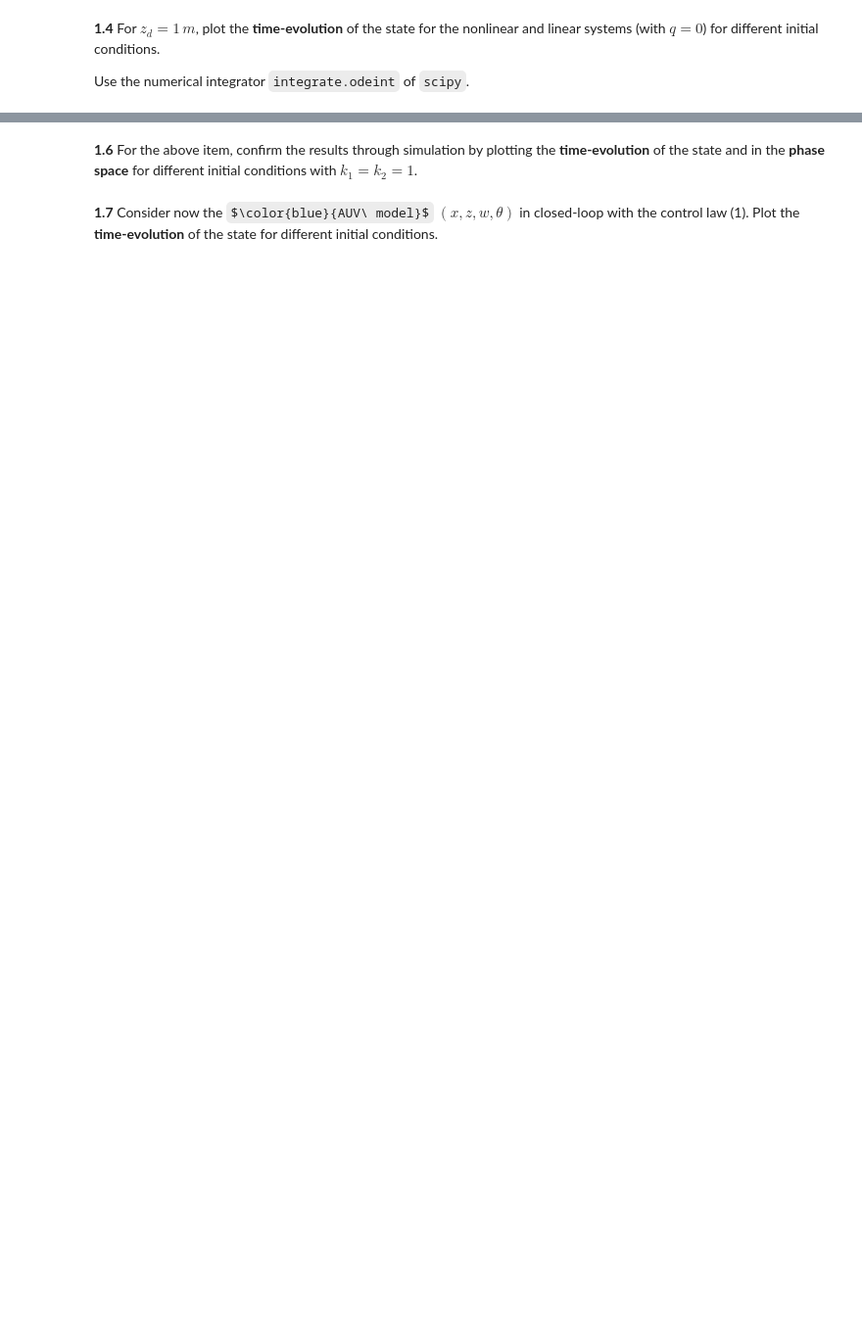
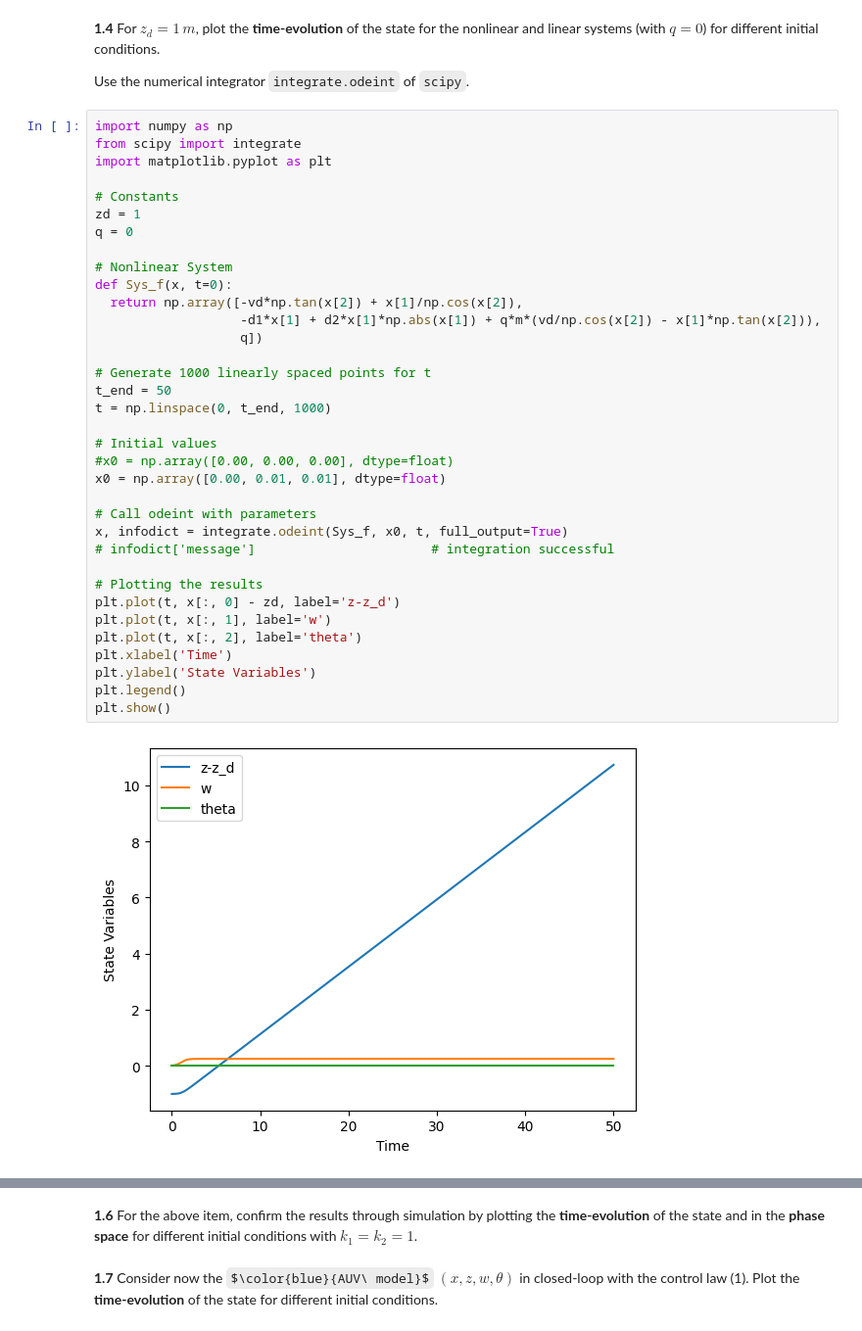
Before and after one commit to brumocas/CO_Projects, a Jupyter notebook: proj1/CO_project1.ipynb, the cells around one changed output, grey strips where cells are left out. Shown at 98% size. Drawn from its saved outputs; the diff is of its cells as text; some formulas as TeX source; blank space fills up the shorter version.

```diff
--- a/proj1/CO_project1.ipynb
+++ b/proj1/CO_project1.ipynb
@@ -120,3 +236,40 @@ Analyze the stability of the origin ${\bf x = 0}$ with ${\bf u=0}$ of the linear
 For $z_d = 1\,m$, plot the **time-evolution** of the state for the nonlinear and linear systems (with $q=0$) for different initial conditions.
 
 Use the numerical integrator `integrate.odeint` of `scipy`.
+# %%
+import numpy as np
+from scipy import integrate
+import matplotlib.pyplot as plt
+
+# Constants
+zd = 1
+q = 0
+
+# Nonlinear System
+def Sys_f(x, t=0):
+  return np.array([-vd*np.tan(x[2]) + x[1]/np.cos(x[2]),
+                   -d1*x[1] + d2*x[1]*np.abs(x[1]) + q*m*(vd/np.cos(x[2]) - x[1]*np.tan(x[2])),
+                   q])
+
+# Generate 1000 linearly spaced points for t
+t_end = 50
+t = np.linspace(0, t_end, 1000)
+
+# Initial values
+#x0 = np.array([0.00, 0.00, 0.00], dtype=float)
+x0 = np.array([0.00, 0.01, 0.01], dtype=float)
+
+# Call odeint with parameters
+x, infodict = integrate.odeint(Sys_f, x0, t, full_output=True)
+# infodict['message']                       # integration successful
+
+# Plotting the results
+plt.plot(t, x[:, 0] - zd, label='z-z_d')
+plt.plot(t, x[:, 1], label='w')
+plt.plot(t, x[:, 2], label='theta')
+plt.xlabel('Time')
+plt.ylabel('State Variables')
+plt.legend()
+plt.show()
+# %% [output]
+[figure, added]
```
Also changed, not shown: parts of 8 cells of this notebook.
